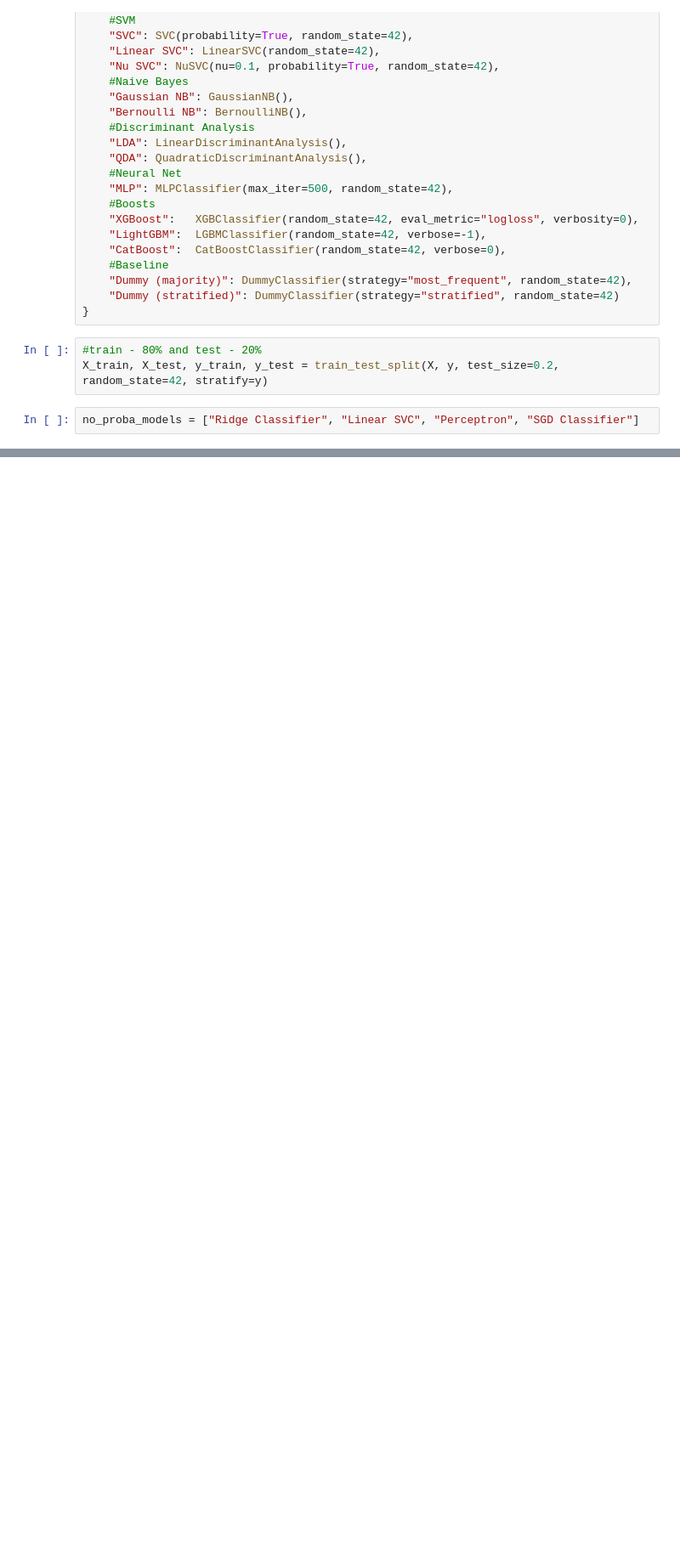
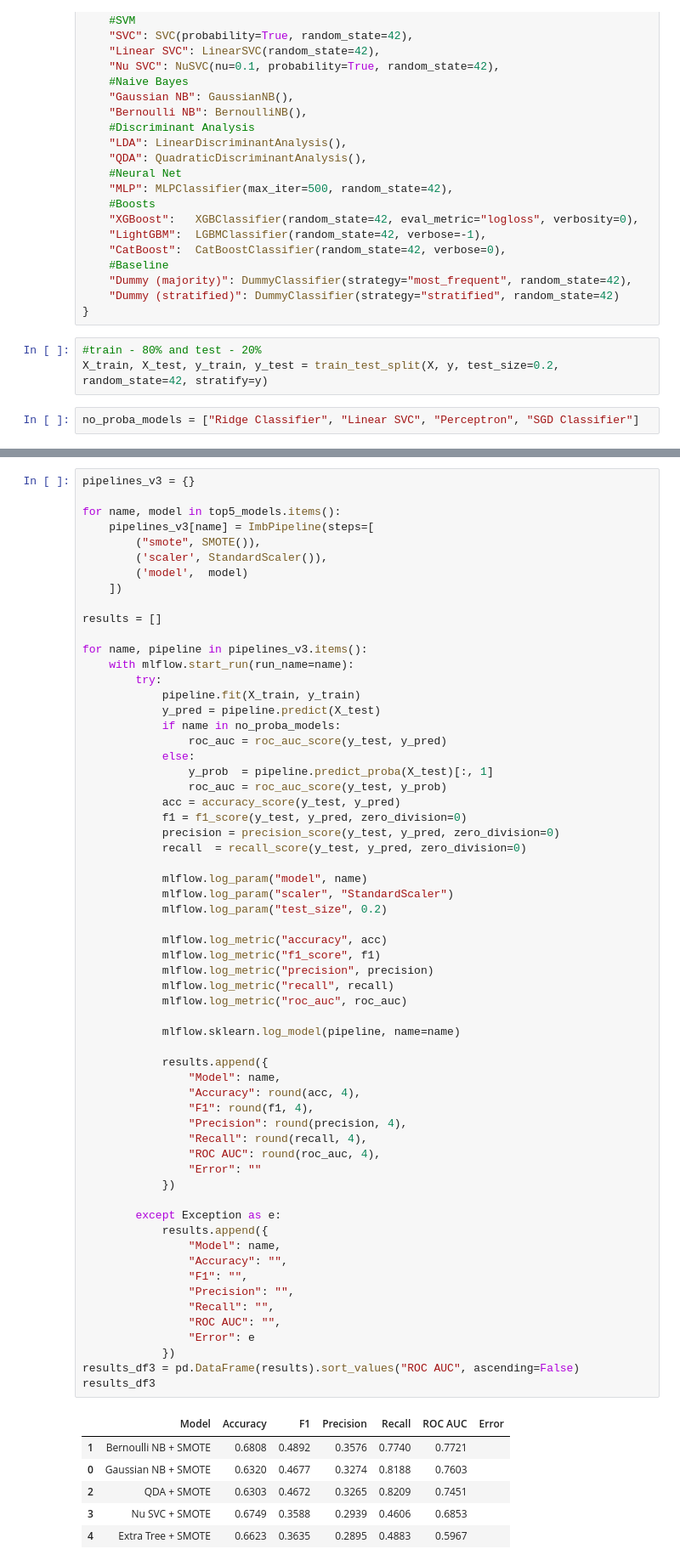
Before and after one commit to abhishek-tiwari-nitrr/Thunderstorm-Forecasting, a Jupyter notebook: notebook/03_preprocessing.ipynb, the cells around one changed output, grey strips where cells are left out. Shown at 85% size. Drawn from its saved outputs; the diff is of its cells as text; blank space fills up the shorter version.

```diff
--- a/notebook/03_preprocessing.ipynb
+++ b/notebook/03_preprocessing.ipynb
@@ -312,0 +420,68 @@ results_df
+# %%
+pipelines_v3 = {}
+
+for name, model in top5_models.items():
+    pipelines_v3[name] = ImbPipeline(steps=[
+        ("smote", SMOTE()),
+        ('scaler', StandardScaler()),
+        ('model',  model)
+    ])
+
+results = []
+
+for name, pipeline in pipelines_v3.items():
+    with mlflow.start_run(run_name=name):
+        try:
+            pipeline.fit(X_train, y_train)
+            y_pred = pipeline.predict(X_test)
+            if name in no_proba_models:
+                roc_auc = roc_auc_score(y_test, y_pred)
+            else:
+                y_prob  = pipeline.predict_proba(X_test)[:, 1]
+                roc_auc = roc_auc_score(y_test, y_prob)
+            acc = accuracy_score(y_test, y_pred)
+            f1 = f1_score(y_test, y_pred, zero_division=0)
+            precision = precision_score(y_test, y_pred, zero_division=0)
+            recall  = recall_score(y_test, y_pred, zero_division=0)
+
+            mlflow.log_param("model", name)
+            mlflow.log_param("scaler", "StandardScaler")
+            mlflow.log_param("test_size", 0.2)
+
+            mlflow.log_metric("accuracy", acc)
+            mlflow.log_metric("f1_score", f1)
+            mlflow.log_metric("precision", precision)
+            mlflow.log_metric("recall", recall)
+            mlflow.log_metric("roc_auc", roc_auc)
+
+            mlflow.sklearn.log_model(pipeline, name=name)
+
+            results.append({
+                "Model": name,
+                "Accuracy": round(acc, 4),
+                "F1": round(f1, 4),
+                "Precision": round(precision, 4),
+                "Recall": round(recall, 4),
+                "ROC AUC": round(roc_auc, 4),
+                "Error": ""
+            })
+
+        except Exception as e:
+            results.append({
+                "Model": name,
+                "Accuracy": "",
+                "F1": "",
+                "Precision": "",
+                "Recall": "",
+                "ROC AUC": "",
+                "Error": e
+            })
+results_df3 = pd.DataFrame(results).sort_values("ROC AUC", ascending=False)
+results_df3
+# %% [output]
+|  | Model | Accuracy | F1 | Precision | Recall | ROC AUC | Error |
+| 1 | Bernoulli NB + SMOTE | 0.6808 | 0.4892 | 0.3576 | 0.7740 | 0.7721 |  |
+| 0 | Gaussian NB + SMOTE | 0.6320 | 0.4677 | 0.3274 | 0.8188 | 0.7603 |  |
+| 2 | QDA + SMOTE | 0.6303 | 0.4672 | 0.3265 | 0.8209 | 0.7451 |  |
+| 3 | Nu SVC + SMOTE | 0.6749 | 0.3588 | 0.2939 | 0.4606 | 0.6853 |  |
+| 4 | Extra Tree + SMOTE | 0.6623 | 0.3635 | 0.2895 | 0.4883 | 0.5967 |  |
```
Also changed, not shown: parts of 25 cells of this notebook.
